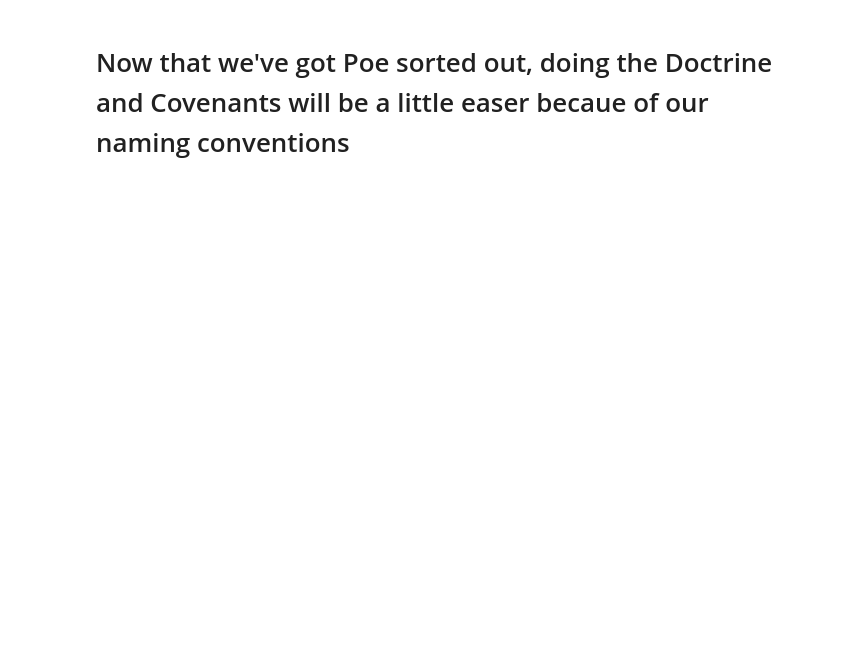
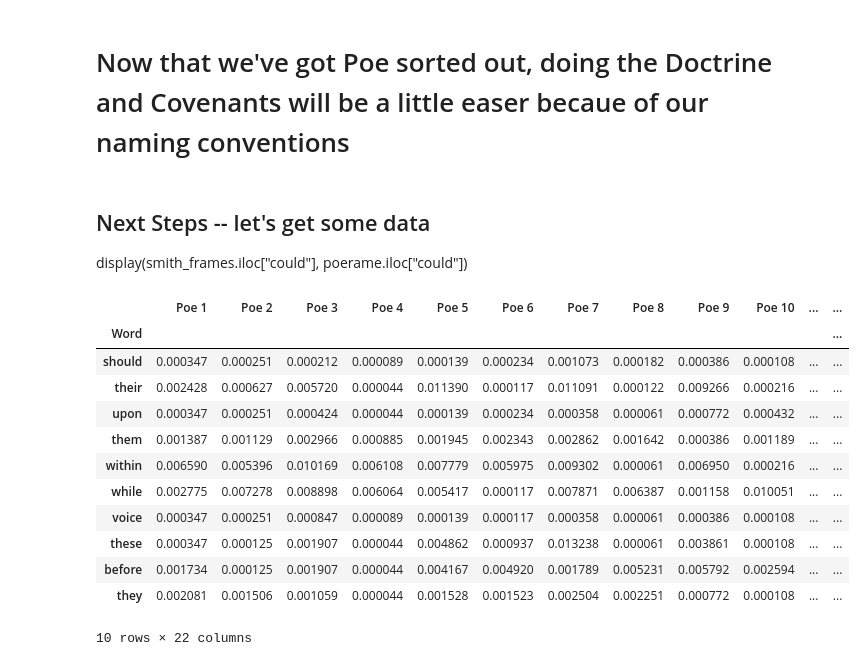
Before and after one commit to sinisterporpoise/BofMDataScienceProject, a Jupyter notebook: bofm.ipynb, the cells around one changed output. Saved outputs shown, nothing was run; the diff lists cells and outputs as text; code cells hidden in the pictures; blank space fills up the shorter version.

```diff
--- a/bofm.ipynb
+++ b/bofm.ipynb
@@ -144,0 +143,27 @@ smith1 = pd("./smithtexts/DCSection1.csv")
+# %%
+smith = []
+for i in range(1,10):
+    smith_frame =pd.read_csv(f'./smithtexts/DCSection{i+1}.csv')
+    smith.append(smith_frame)
+    smith_frame.rename(columns={"Frequency":f'Smith{i+1}'}, inplace=True)
+    smith[i-1].set_index("Word", inplace=True)
+
+
+for i in range(0,9):
+    smith_frame = smith_frame.merge(smith[i], on="Word", how="left")
+    smith_frame.rename(columns={"Frequency":f'Smith{i+1}'}, inplace=True)
+
+smith_frame.rename(columns={"Smith10_x":"Smith1"}, inplace=True)
+smith_frame  =smith_frame.drop("Smith10_y", axis = 1)
+
+for i in range(1,9):
+    smith_frame[f"Smith{i+1}"] = smith_frame[f"Smith{i+1}"].fillna(0)
+
+
+smith_frame["Average"] = smith_frame[["Smith1", "Smith2", "Smith3", "Smith4", "Smith5", "Smith6", "Smith7", "Smith8", "Smith9"]].mean(axis=1)
+smith_frame.sort_values("Average", ascending=True, inplace=True)
+smith_frame.tail(50)
+# %% [markdown]
+## Next Steps -- let's get some data
+
+display(smith_frames.iloc["could"], poerame.iloc["could"])
@@ -144,0 +193,29 @@ smith1 = pd("./smithtexts/DCSection1.csv")
+# %%
+combined_frame = poeframe
+
+i = 1
+while (i <= 9):
+    combined_frame = combined_frame.merge(smith_frame[f"Smith{i}"], on="Word", how="left")
+    i+=1
+
+combined_frame = combined_frame.merge(smith_frame["Smith9"], on="Word", how="left")
+combined_frame.rename(columns={"Smith9_x":"Smith9", "Smith9_y":"Smith Averages"}, inplace=True)
+combined_frame = combined_frame.fillna(0)
+combined_frame.tail(10)
+combined_frame["Combined Averages"] = combined_frame[["Average", "Smith Averages"]].mean(axis=1)
+combined_frame.sort_values("Combined Averages", ascending = False, inplace=True)
+combined_frame.head(10)
+# %% [output]
+|  | Poe 1 | Poe 2 | Poe 3 | Poe 4 | Poe 5 | Poe 6 | Poe 7 | Poe 8 | Poe 9 | Poe 10 | ... | ... |
+| Word |  |  |  |  |  |  |  |  |  |  |  | ... |
+| should | 0.000347 | 0.000251 | 0.000212 | 0.000089 | 0.000139 | 0.000234 | 0.001073 | 0.000182 | 0.000386 | 0.000108 | ... | ... |
+| their | 0.002428 | 0.000627 | 0.005720 | 0.000044 | 0.011390 | 0.000117 | 0.011091 | 0.000122 | 0.009266 | 0.000216 | ... | ... |
+| upon | 0.000347 | 0.000251 | 0.000424 | 0.000044 | 0.000139 | 0.000234 | 0.000358 | 0.000061 | 0.000772 | 0.000432 | ... | ... |
+| them | 0.001387 | 0.001129 | 0.002966 | 0.000885 | 0.001945 | 0.002343 | 0.002862 | 0.001642 | 0.000386 | 0.001189 | ... | ... |
+| within | 0.006590 | 0.005396 | 0.010169 | 0.006108 | 0.007779 | 0.005975 | 0.009302 | 0.000061 | 0.006950 | 0.000216 | ... | ... |
+| while | 0.002775 | 0.007278 | 0.008898 | 0.006064 | 0.005417 | 0.000117 | 0.007871 | 0.006387 | 0.001158 | 0.010051 | ... | ... |
+| voice | 0.000347 | 0.000251 | 0.000847 | 0.000089 | 0.000139 | 0.000117 | 0.000358 | 0.000061 | 0.000386 | 0.000108 | ... | ... |
+| these | 0.000347 | 0.000125 | 0.001907 | 0.000044 | 0.004862 | 0.000937 | 0.013238 | 0.000061 | 0.003861 | 0.000108 | ... | ... |
+| before | 0.001734 | 0.000125 | 0.001907 | 0.000044 | 0.004167 | 0.004920 | 0.001789 | 0.005231 | 0.005792 | 0.002594 | ... | ... |
+| they | 0.002081 | 0.001506 | 0.001059 | 0.000044 | 0.001528 | 0.001523 | 0.002504 | 0.002251 | 0.000772 | 0.000108 | ... | ... |
+10 rows × 22 columns
```
Also changed, not shown: parts of 2 cells of this notebook.
